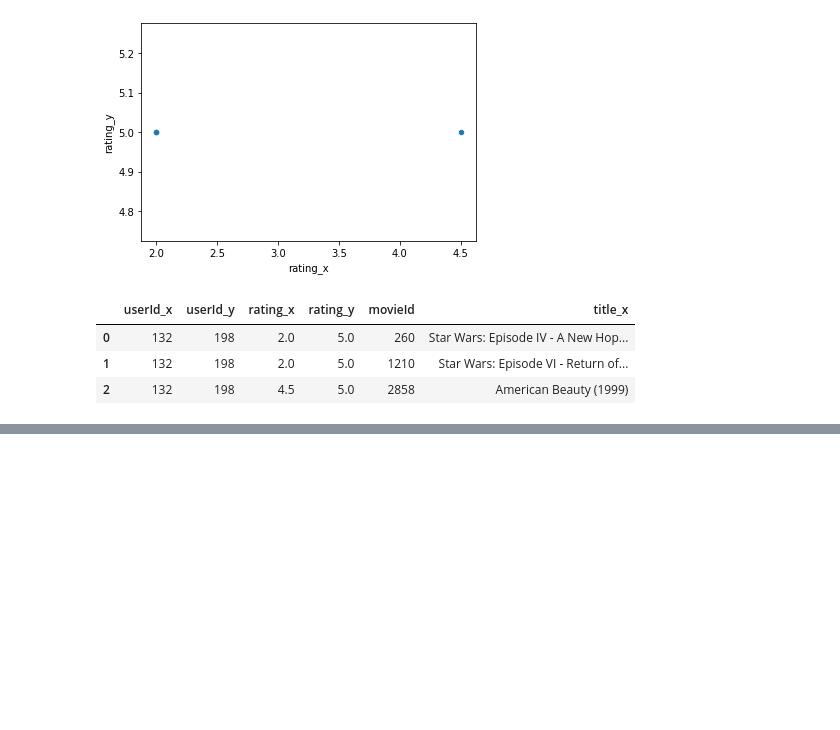
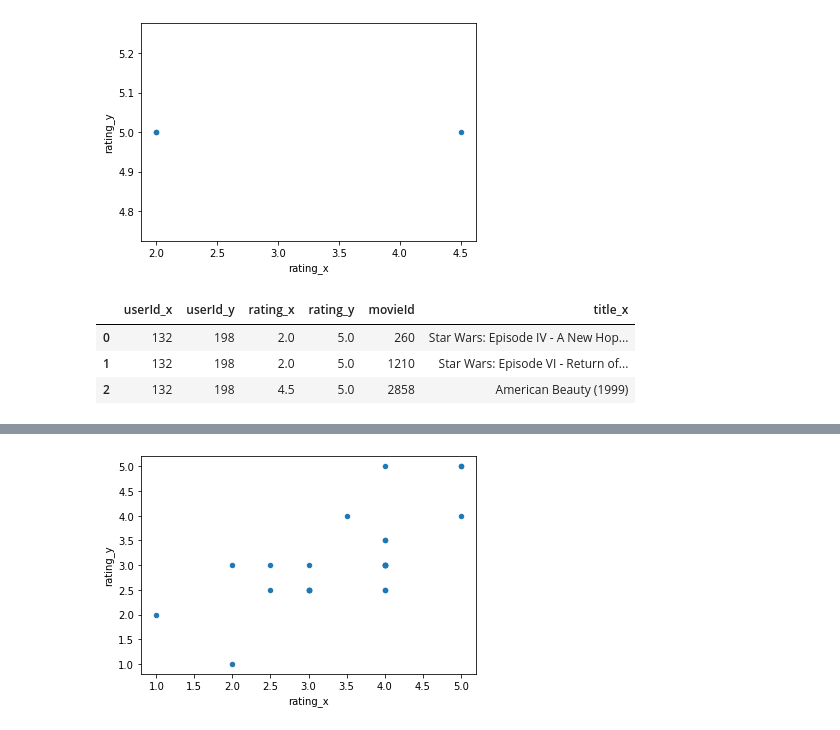
Before and after one commit to mg-um/umpe-ml2, a Jupyter notebook: UMPE - ML2 - Recomendadores.ipynb, the cells around one changed output, grey strips where cells are left out. Cells and saved outputs as stored; diff of their text form; code cells hidden in the pictures; blank space fills up the shorter version.

```diff
--- a/UMPE - ML2 - Recomendadores.ipynb
+++ b/UMPE - ML2 - Recomendadores.ipynb
@@ -156,0 +184,3 @@ compare_users(132, 198)
+# %%
+df_merge = compare_users(448,599)
+df_merge
@@ -156,0 +205,4 @@ compare_users(132, 198)
+# %%
+plot(df_merge)
+# %% [output]
+[figure, added]
```
Also changed, not shown: parts of 10 cells of this notebook.
